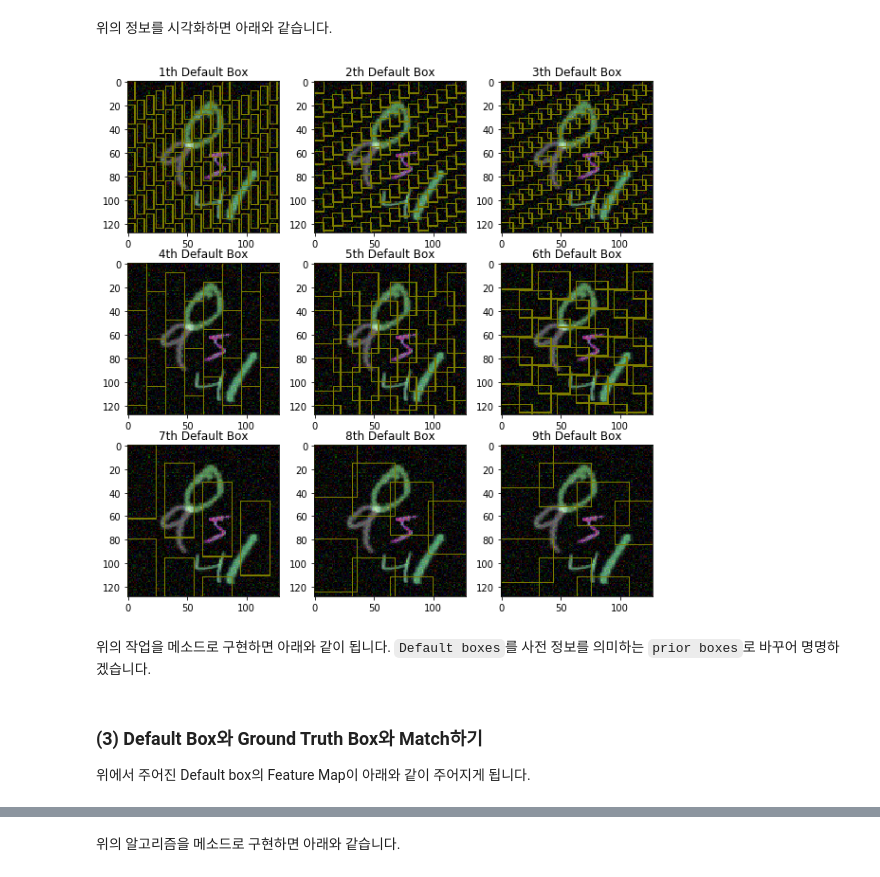
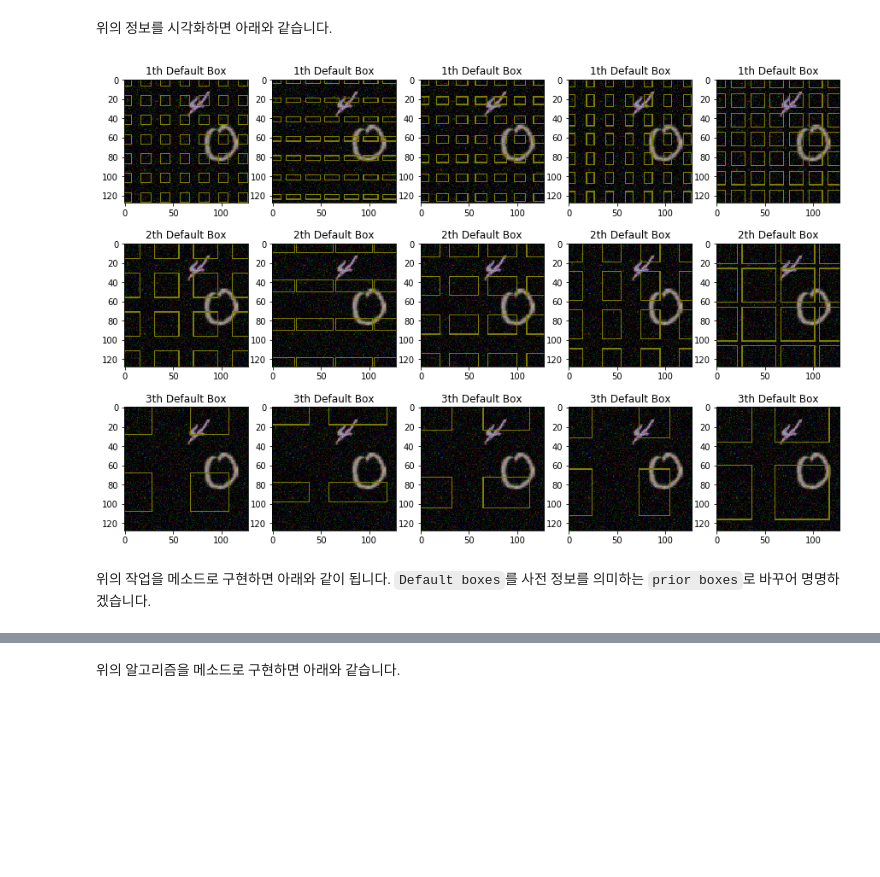
Before and after one commit to hwanginsun/SSD-object-detection, a Jupyter notebook: scripts/3. Set-Up Prior Boxes.ipynb, the cells around one changed output, grey strips where cells are left out. Saved outputs shown, nothing was run; the diff lists cells and outputs as text; code cells hidden in the pictures; blank space fills up the shorter version.

```diff
--- a/scripts/3. Set-Up Prior Boxes.ipynb
+++ b/scripts/3. Set-Up Prior Boxes.ipynb
@@ -105,19 +97,22 @@ bbox_df.h = bbox_df.h.astype(np.int)
 위에서 주어진 Default box의 Feature Map이 아래와 같이 주어지게 됩니다.
 # %%
 height, width = image.shape[:2]
-centers = []
-for idx, row in bbox_df.iterrows():
-    stride, box_width, box_height = row.stride, row.w, row.h
-    ys,xs = np.mgrid[0:height:stride, 0:width:stride]
-    box_width = np.ones_like(xs) * box_width
-    box_height = np.ones_like(ys) * box_height
-    center_xs = box_width//2 + xs
-    center_ys = box_height//2 + ys
+multi_boxes = []
+for stride, df in bbox_df.groupby('stride'):
+    boxes = []
+    for idx, row in df.iterrows():
+        stride, box_width, box_height = row.stride, row.w, row.h
+        ys, xs = np.mgrid[0:height:stride, 0:width:stride]
+        box_width = np.ones_like(xs) * box_width
+        box_height = np.ones_like(ys) * box_height
+        center_xs = stride//2 + xs
+        center_ys = stride//2 + ys
 
-    block_centers = np.stack((center_xs, center_ys,
-                              box_width, box_height),
-                             axis=-1)
-    block_centers = block_centers.reshape(-1,4)
-    centers.append(block_centers)
+        block_centers = np.stack((center_xs, center_ys,
+                                  box_width, box_height),
+                                 axis=-1)
+        boxes.append(block_centers)
+    boxes = np.stack(boxes, axis=2)
+    multi_boxes.append(boxes)
 # %% [markdown]
 위의 정보를 시각화하면 아래와 같습니다.
@@ -126,15 +119,17 @@ image, ground_truths = dataset[0]
 # %%
-fig = plt.figure(figsize=(10,10))
+fig = plt.figure(figsize=(15,10))
 
-for i in range(1,10):
-    visualized = draw_rectangle(image, centers[i-1][::10],
-                                color=(125,125,0))
-    ax = fig.add_subplot(3,3,i)
-    ax.set_title(f"{i}th Default Box")
-    ax.imshow(visualized)
+for i in range(3):
+    for j in range(5):
+        boxes = multi_boxes[i][::5,::5,j,:].reshape(-1,4)
+        visualized = draw_rectangle(image, boxes,
+                                    color=(125,125,0))
+        ax = fig.add_subplot(3,5,i*5+j+1)
+        ax.set_title(f"{i+1}th Default Box")
+        ax.imshow(visualized)
 plt.show()
 # %% [output]
-[figure, old version]
+[figure, new version]
 # %% [markdown]
 위의 작업을 메소드로 구현하면 아래와 같이 됩니다. `Default boxes`를 사전 정보를 의미하는 `prior boxes`로 바꾸어 명명하겠습니다.
 # %%
@@ -188,7 +186,3 @@ class PriorBoxes:
         bbox_df.w = bbox_df.w.astype(np.int)
         bbox_df.h = bbox_df.h.astype(np.int)
         self.bbox_df = bbox_df
-# %% [markdown]
-### (3) Default Box와 Ground Truth Box와 Match하기
-
-위에서 주어진 Default box의 Feature Map이 아래와 같이 주어지게 됩니다.
```
Also changed, not shown: parts of 25 cells of this notebook, 3 other files.
